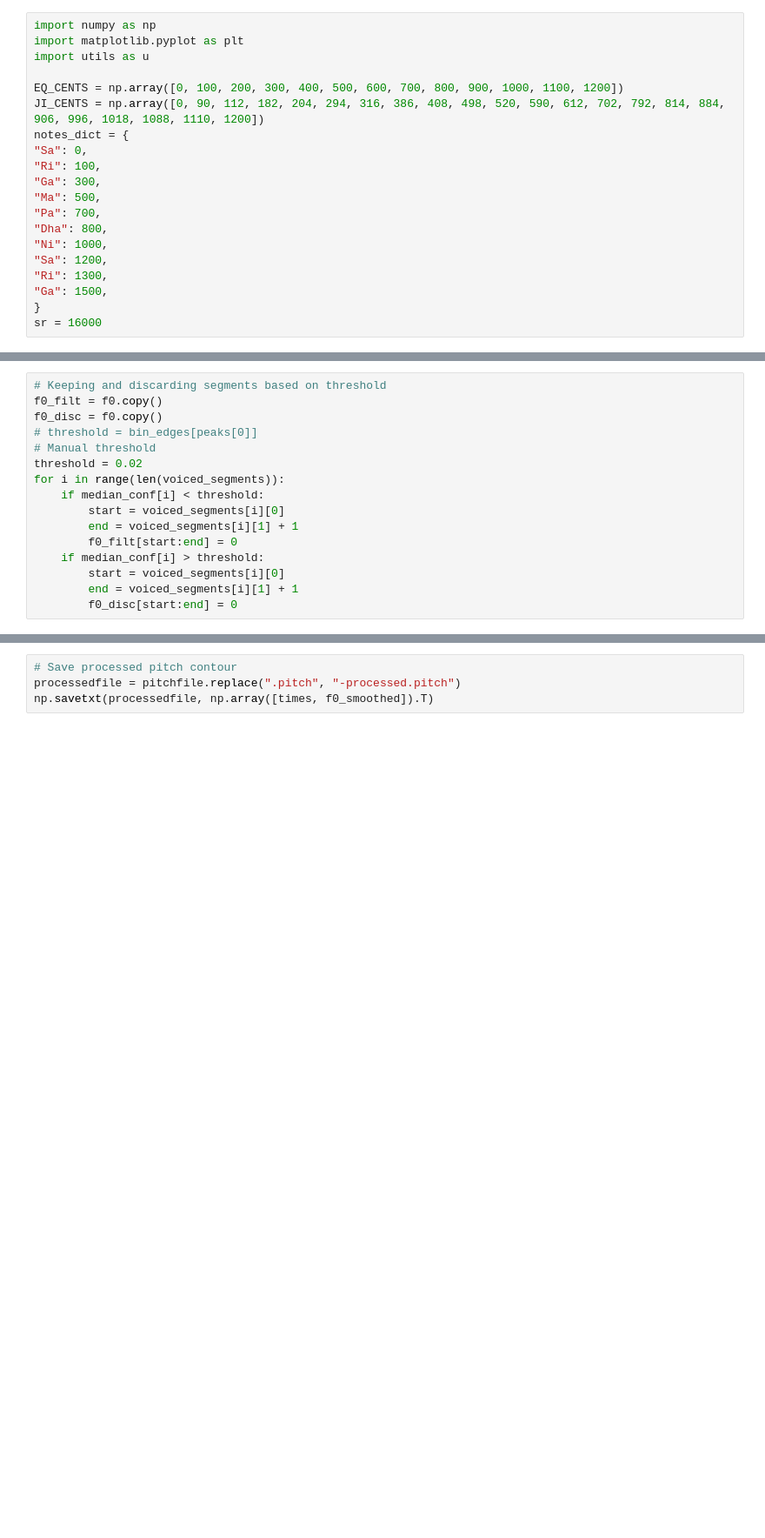
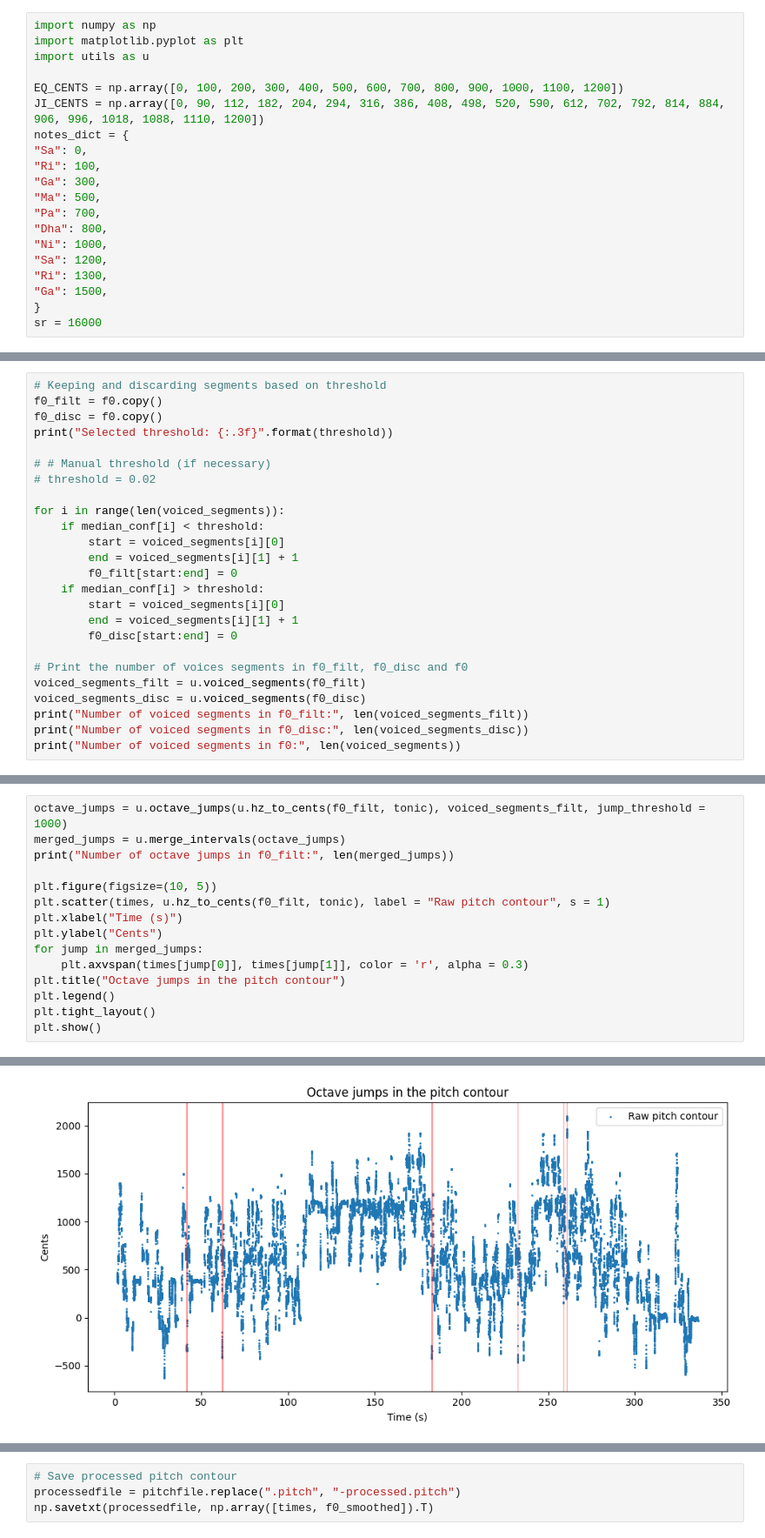
Before and after one commit to root2pk/masters-thesis, a Jupyter notebook: process_pitch.ipynb, the cells around one changed output, grey strips where cells are left out. Shown at 87% size. Saved outputs shown, nothing was run; the diff lists cells and outputs as text; blank space fills up the shorter version.

```diff
--- a/process_pitch.ipynb
+++ b/process_pitch.ipynb
@@ -73,9 +83,11 @@ Selected threshold: 0.09170693129301072
 # Keeping and discarding segments based on threshold
 f0_filt = f0.copy()
 f0_disc = f0.copy()
-# threshold = bin_edges[peaks[0]]
-# Manual threshold
-threshold = 0.02
+print("Selected threshold: {:.3f}".format(threshold))
+
+# # Manual threshold (if necessary)
+# threshold = 0.02
+
 for i in range(len(voiced_segments)):
     if median_conf[i] < threshold:
         start = voiced_segments[i][0]
@@ -85,3 +97,10 @@ for i in range(len(voiced_segments)):
         start = voiced_segments[i][0]
         end = voiced_segments[i][1] + 1
         f0_disc[start:end] = 0
+
+# Print the number of voices segments in f0_filt, f0_disc and f0
+voiced_segments_filt = u.voiced_segments(f0_filt)
+voiced_segments_disc = u.voiced_segments(f0_disc)
+print("Number of voiced segments in f0_filt:", len(voiced_segments_filt))
+print("Number of voiced segments in f0_disc:", len(voiced_segments_disc))
+print("Number of voiced segments in f0:", len(voiced_segments))
@@ -87,0 +114,16 @@ for i in range(len(voiced_segments)):
+# %%
+octave_jumps = u.octave_jumps(u.hz_to_cents(f0_filt, tonic), voiced_segments_filt, jump_threshold = 1000)
+merged_jumps = u.merge_intervals(octave_jumps)
+print("Number of octave jumps in f0_filt:", len(merged_jumps))
+
+plt.figure(figsize=(10, 5))
+plt.scatter(times, u.hz_to_cents(f0_filt, tonic), label = "Raw pitch contour", s = 1)
+plt.xlabel("Time (s)")
+plt.ylabel("Cents")
+for jump in merged_jumps:
+    plt.axvspan(times[jump[0]], times[jump[1]], color = 'r', alpha = 0.3)
+plt.title("Octave jumps in the pitch contour")
+plt.legend()
+plt.tight_layout()
+plt.show()
+# %% [output]
@@ -87,0 +131 @@ for i in range(len(voiced_segments)):
+[figure, added]
```
Also changed, not shown: parts of 11 cells of this notebook, 28 other files.
